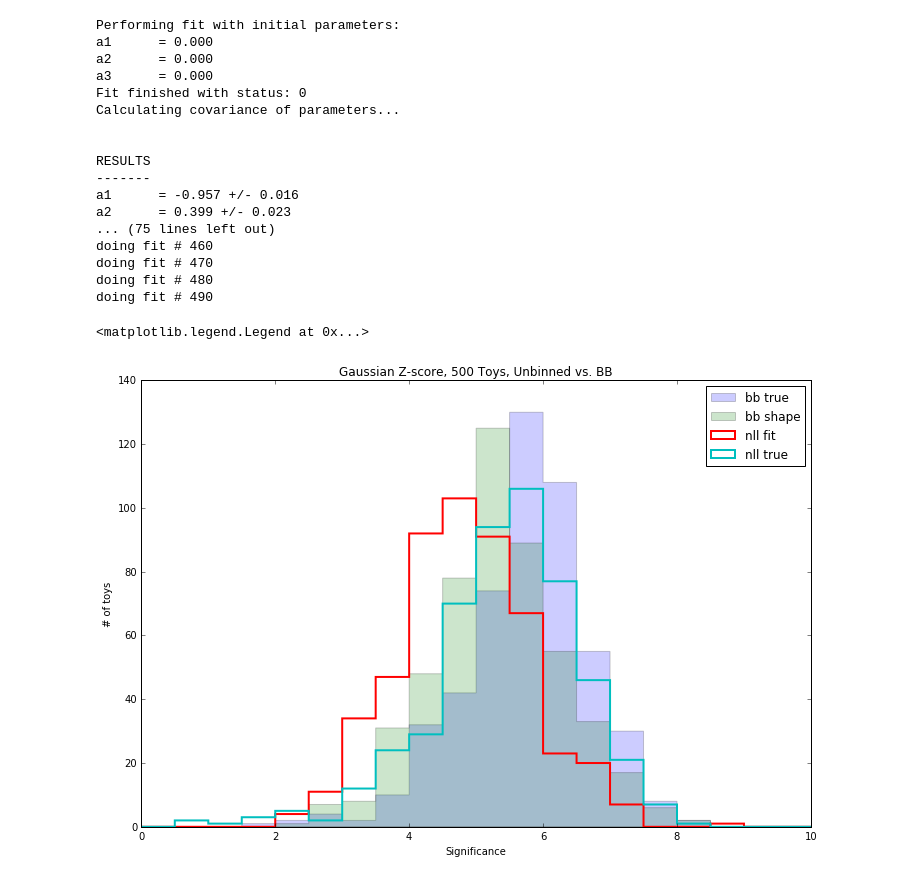
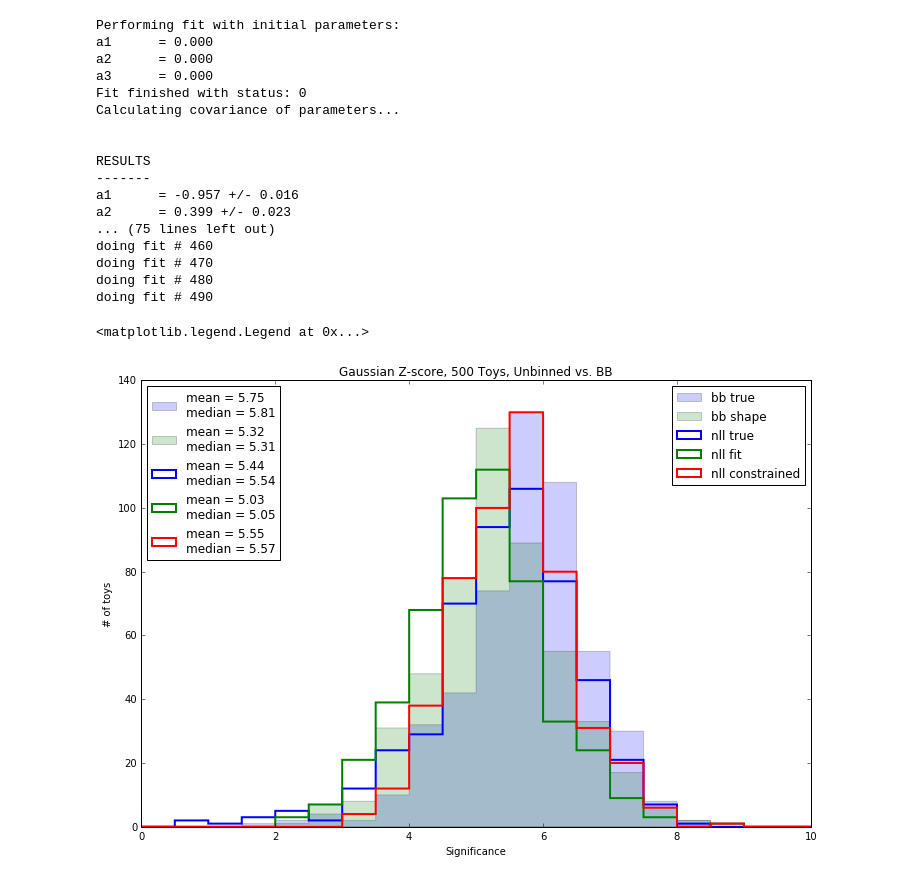
Before and after one commit to pollackscience/BayesianBlocks, a Jupyter notebook: bb/hep/hgg_writeup.ipynb, the cells around one changed output. Saved outputs shown, nothing was run; the diff lists cells and outputs as text; code cells hidden in the pictures.

Commit message:
refined hist overloaded function

```diff
--- a/bb/hep/hgg_writeup.ipynb
+++ b/bb/hep/hgg_writeup.ipynb
@@ -316,19 +316,31 @@ doing fit # 460
 doing fit # 470
 doing fit # 480
 doing fit # 490
-# %%
-hist(signif_bb_true_hist,20, range=(0,10), alpha=0.2, histtype='stepfilled', label='bb true')
-hist(signif_bb_shape_hist,20, range=(0,10), alpha=0.2, histtype='stepfilled', label='bb shape')
-hist(signif_nll_fit_hist,20, range=(0,10), linewidth=2, histtype='step', label='nll fit')
-hist(signif_nll_true_hist,20, linewidth=2, range=(0,10), histtype='step', label='nll true')
-#hist(signif_bb_toy_hist,20, linewidth=2,range=(0,10), histtype='step', label='bb toy')
-plt.title('Gaussian Z-score, 500 Toys, Unbinned vs. BB')
-plt.xlabel('Significance')
-plt.ylabel('# of toys')
-plt.legend()
-# %% [output]
-<matplotlib.legend.Legend at 0x...>
-[figure, removed]
+# %%
+_,_,pt = hist(signif_bb_true_hist,20, range=(0,10), alpha=0.2, histtype='stepfilled', label='bb true')
+_,_,ps = hist(signif_bb_shape_hist,20, range=(0,10), alpha=0.2, histtype='stepfilled', label='bb shape')
+hist(signif_nll_true_hist,20, linewidth=2, range=(0,10), histtype='step',color=pt[0].get_facecolor()[:-1], label='nll true')
+hist(signif_nll_fit_hist,20, range=(0,10), linewidth=2, histtype='step', color=ps[0].get_facecolor()[:-1], label='nll fit')
+hist(signif_nll_constrained_hist,20, range=(0,10), linewidth=2, histtype='step', label='nll constrained')
+
+plt.title('Gaussian Z-score, 500 Toys, Unbinned vs. BB')
+plt.xlabel('Significance')
+plt.ylabel('# of toys')
+le = plt.legend(loc=1)
+plt.gca().add_artist(le)
+handles, labels = plt.gca().get_legend_handles_labels()
+labels = []
+labels.append('mean = {0:.2f}\nmedian = {1:.2f}'.format(np.mean(signif_bb_true_hist),np.median(signif_bb_true_hist)))
+labels.append('mean = {0:.2f}\nmedian = {1:.2f}'.format(np.mean(signif_bb_shape_hist),np.median(signif_bb_shape_hist)))
+labels.append('mean = {0:.2f}\nmedian = {1:.2f}'.format(np.mean(signif_nll_true_hist),np.median(signif_nll_true_hist)))
+labels.append('mean = {0:.2f}\nmedian = {1:.2f}'.format(np.mean(signif_nll_fit_hist),np.median(signif_nll_fit_hist)))
+labels.append('mean = {0:.2f}\nmedian = {1:.2f}'.format(np.mean(signif_nll_constrained_hist),np.median(signif_nll_constrained_hist)))
+
+
+plt.legend(handles,labels,loc=2)
+# %% [output]
+<matplotlib.legend.Legend at 0x...>
+[figure, added]
 # %%
 hist(signif_bb_true_hist,20, range=(0,10), alpha=0.2, histtype='stepfilled', label='bb')
 hist(signif_1GeV_true_hist,20, range=(0,10), linewidth=2, histtype='step', label='1 GeV')
```
Also changed, not shown: parts of 1 cell of this notebook, 8 other files.
